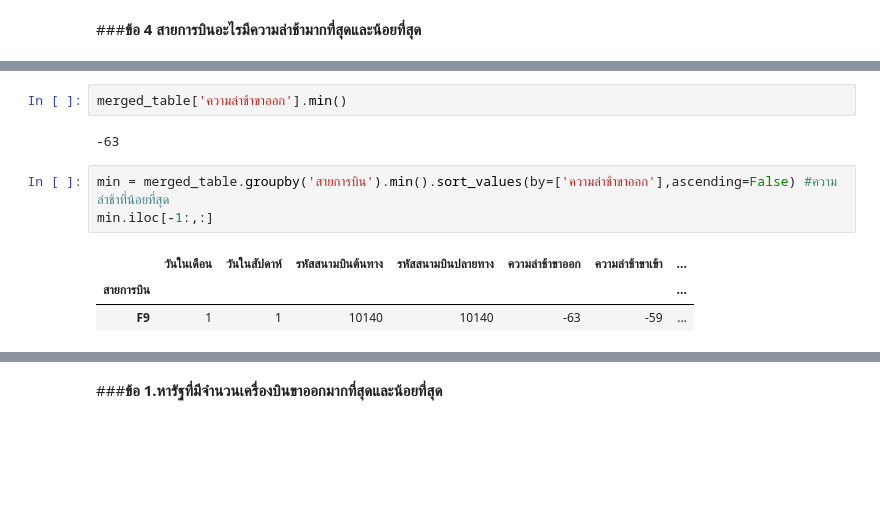
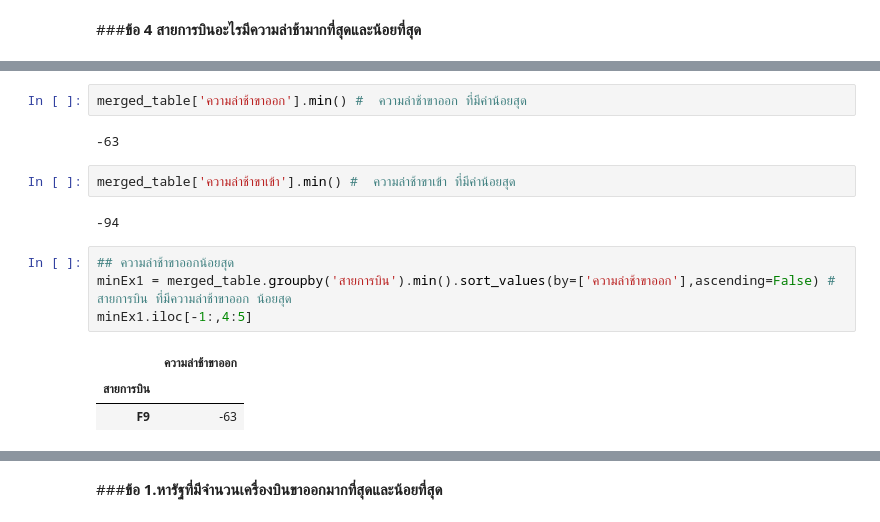
Before and after one commit to gameaphiwat/DWDM21, a Jupyter notebook: Mini_Exam.ipynb, the cells around one changed output, grey strips where cells are left out. Cells and saved outputs as stored; diff of their text form; blank space fills up the shorter version.

```diff
--- a/Mini_Exam.ipynb
+++ b/Mini_Exam.ipynb
@@ -121,11 +134,16 @@ max.iloc[:1,:]
 # %%
-merged_table['ความล่าช้าขาออก'].min()
+merged_table['ความล่าช้าขาออก'].min() #  ความล่าช้าขาออก ที่มีค่าน้อยสุด
 # %% [output]
 -63
+# %%
+merged_table['ความล่าช้าขาเข้า'].min() #  ความล่าช้าขาเข้า ที่มีค่าน้อยสุด
+# %% [output]
+-94
 # %%
-min = merged_table.groupby('สายการบิน').min().sort_values(by=['ความล่าช้าขาออก'],ascending=False) #ความล่าช้าที่น้อยที่สุด
-min.iloc[-1:,:]
+## ความล่าช้าขาออกน้อยสุด
+minEx1 = merged_table.groupby('สายการบิน').min().sort_values(by=['ความล่าช้าขาออก'],ascending=False) #  สายการบิน ที่มีความล่าช้าขาออก น้อยสุด
+minEx1.iloc[-1:,4:5]
 # %% [output]
-|  | วันในเดือน | วันในสัปดาห์ | รหัสสนามบินต้นทาง | รหัสสนามบินปลายทาง | ความล่าช้าขาออก | ความล่าช้าขาเข้า | ... |
-| สายการบิน |  |  |  |  |  |  | ... |
-| F9 | 1 | 1 | 10140 | 10140 | -63 | -59 | ... |
+|  | ความล่าช้าขาออก |
+| สายการบิน |  |
+| F9 | -63 |
```
Also changed, not shown: parts of 14 cells of this notebook.
